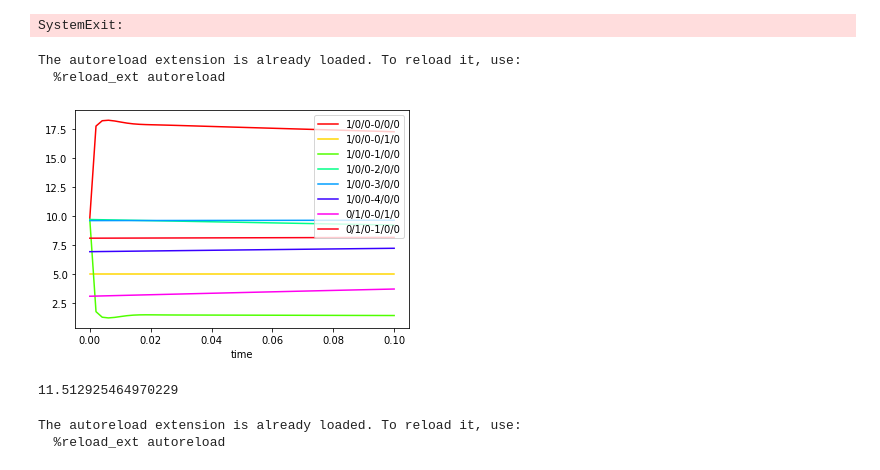
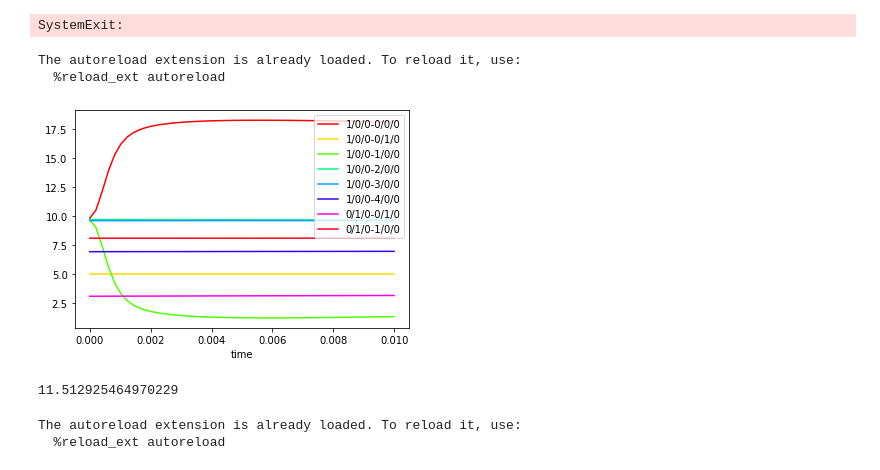
Before and after one commit to arizona95/BEAT, a Jupyter notebook: lab/experiment.ipynb, the cells around one changed output. Saved outputs shown, nothing was run; the diff lists cells and outputs as text; code cells hidden in the pictures.

```diff
--- a/lab/experiment.ipynb
+++ b/lab/experiment.ipynb
@@ -123,39 +123,39 @@ param = {
     "neuron_num": 6,
     "input_num": 4,
     "output_num": 1
 }
 
 config_path = os.path.join(os.path.dirname(os.path.abspath('')), "lab/neat.cfg")
 config = neat.Config(
     neat.DefaultGenome,
     neat.DefaultReproduction,
     neat.DefaultSpeciesSet,
     neat.DefaultStagnation,
     config_path,
 )
 
 filepath = f"test_case"
 test_num = 5
 
 genome = ""
 with open(f"{filepath}\\{test_num}\\genome.JSON", 'rb') as fr:
     genome = pickle.load(fr)
 
 net = make_net(genome, config, 1)
 gene = Gene(net, param)
 gene.expression()
 model = gene.model
 simulator = Simulator(model)
-simulator.run(0.1)
+simulator.run(0.01)
 simulator.visualize()
 # %% [output]
 The autoreload extension is already loaded. To reload it, use:
   %reload_ext autoreload
-[figure, old version]
+[figure, new version]
-# %%
-np.log(100000)
-# %% [output]
-11.512925464970229
+# %%
+np.log(100000)
+# %% [output]
+11.512925464970229
 # %%
 %load_ext autoreload
 %autoreload 2
```
